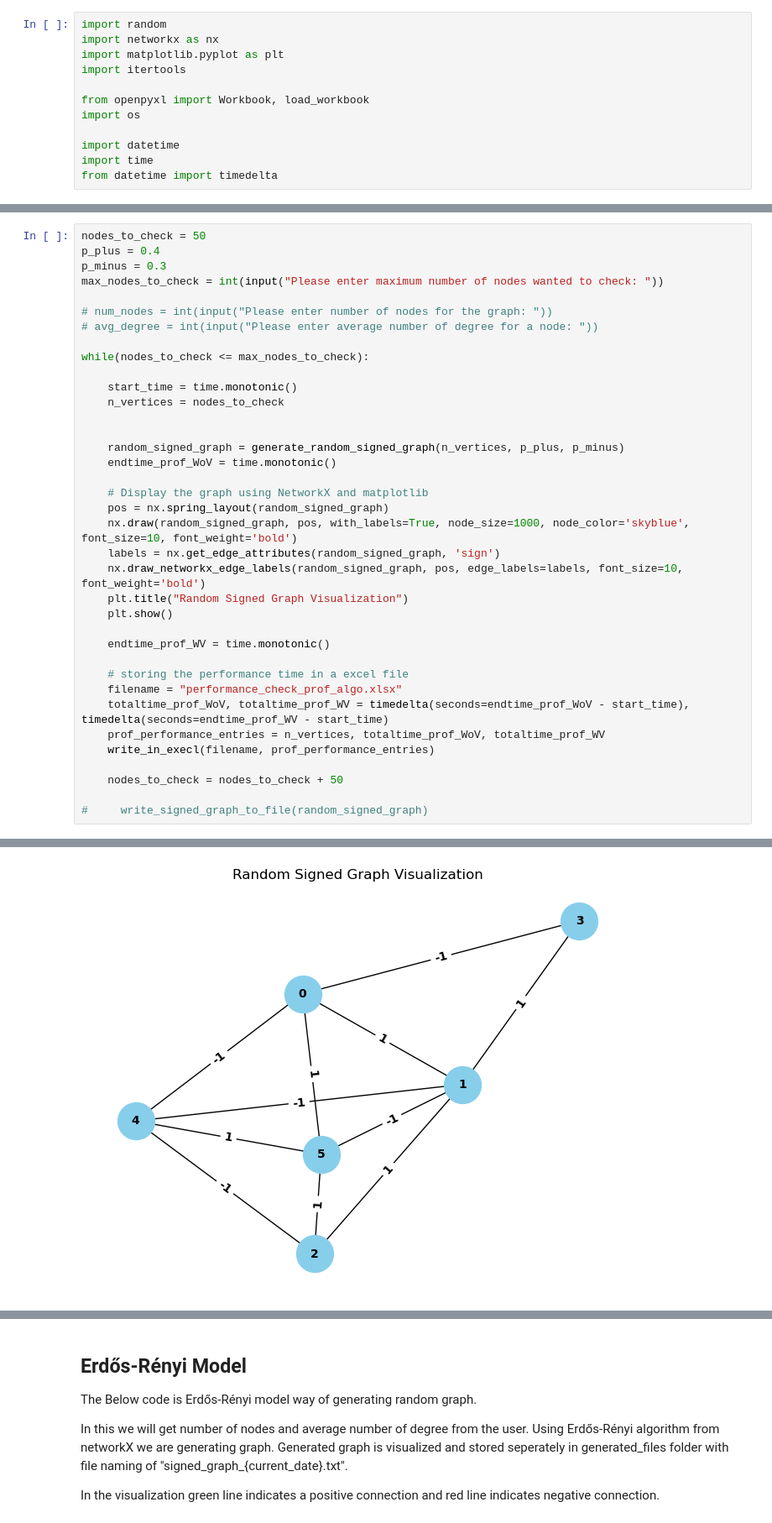
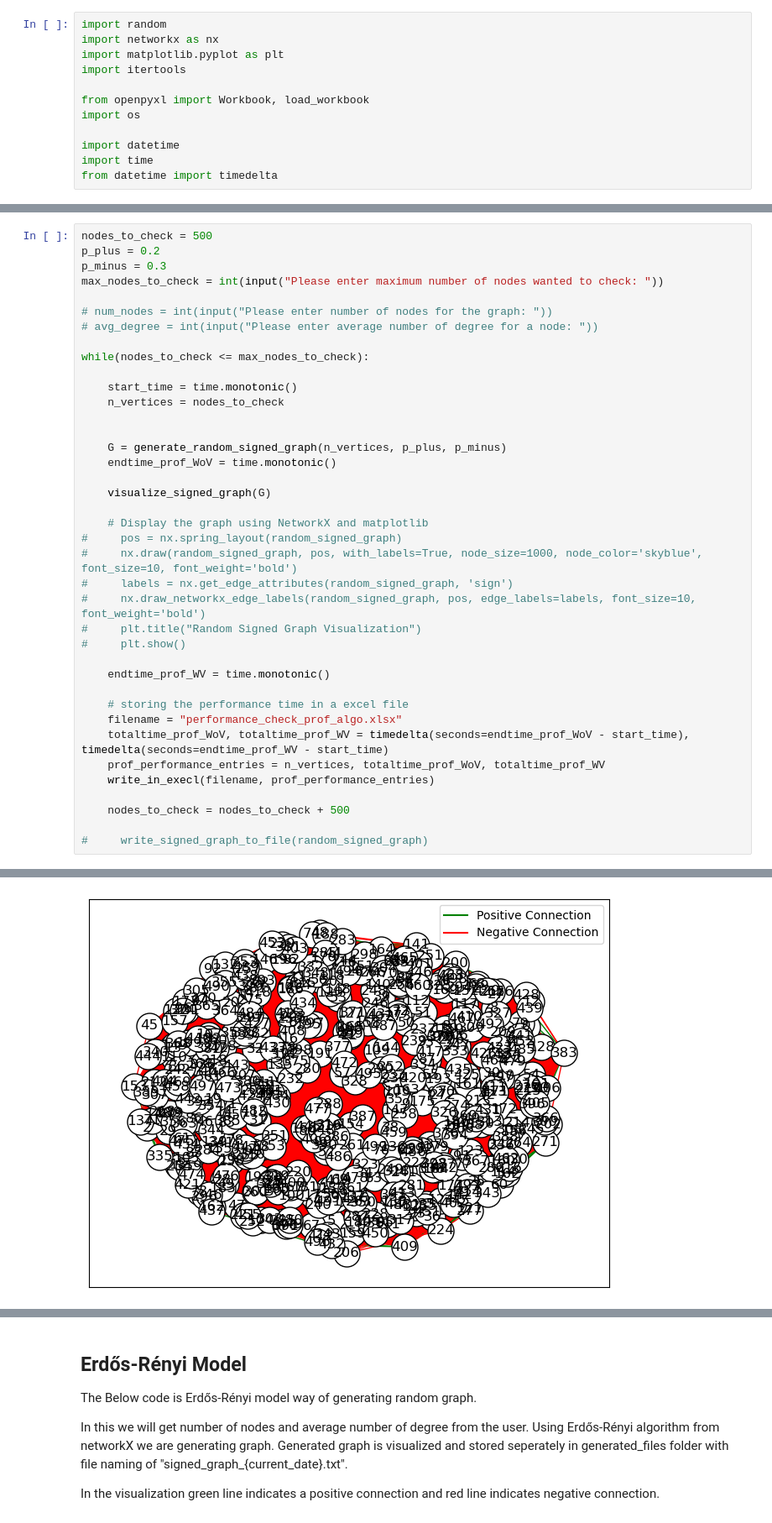
Before and after one commit to vinothvk99/Defensive-Alliance-with-Signed-Graph, a Jupyter notebook: 4.1_Generating_a_random_signed_graph/random_graph_generation.ipynb, the cells around one changed output, grey strips where cells are left out. Shown at 84% size. Saved outputs shown, nothing was run; the diff lists cells and outputs as text.

```diff
--- a/4.1_Generating_a_random_signed_graph/random_graph_generation.ipynb
+++ b/4.1_Generating_a_random_signed_graph/random_graph_generation.ipynb
@@ -81,8 +110,8 @@ def write_signed_graph_to_file(graph):
             sign = data.get('sign', 1)
             file.write(f"{u} {v} {sign}\n")
 # %%
-nodes_to_check = 50
-p_plus = 0.4
+nodes_to_check = 500
+p_plus = 0.2
 p_minus = 0.3
 max_nodes_to_check = int(input("Please enter maximum number of nodes wanted to check: "))
 
@@ -95,16 +124,18 @@ while(nodes_to_check <= max_nodes_to_check):
     n_vertices = nodes_to_check
 
 
-    random_signed_graph = generate_random_signed_graph(n_vertices, p_plus, p_minus)
+    G = generate_random_signed_graph(n_vertices, p_plus, p_minus)
     endtime_prof_WoV = time.monotonic()
 
+    visualize_signed_graph(G)
+
     # Display the graph using NetworkX and matplotlib
-    pos = nx.spring_layout(random_signed_graph)
-    nx.draw(random_signed_graph, pos, with_labels=True, node_size=1000, node_color='skyblue', font_size=10, font_weight='bold')
-    labels = nx.get_edge_attributes(random_signed_graph, 'sign')
-    nx.draw_networkx_edge_labels(random_signed_graph, pos, edge_labels=labels, font_size=10, font_weight='bold')
-    plt.title("Random Signed Graph Visualization")
-    plt.show()
+#     pos = nx.spring_layout(random_signed_graph)
+#     nx.draw(random_signed_graph, pos, with_labels=True, node_size=1000, node_color='skyblue', font_size=10, font_weight='bold')
+#     labels = nx.get_edge_attributes(random_signed_graph, 'sign')
+#     nx.draw_networkx_edge_labels(random_signed_graph, pos, edge_labels=labels, font_size=10, font_weight='bold')
+#     plt.title("Random Signed Graph Visualization")
+#     plt.show()
 
     endtime_prof_WV = time.monotonic()
 
@@ -114,7 +145,7 @@ while(nodes_to_check <= max_nodes_to_check):
     prof_performance_entries = n_vertices, totaltime_prof_WoV, totaltime_prof_WV
     write_in_execl(filename, prof_performance_entries)
 
-    nodes_to_check = nodes_to_check + 50
+    nodes_to_check = nodes_to_check + 500
 
 #     write_signed_graph_to_file(random_signed_graph)
 # %% [output]
@@ -122 +155 @@ Please enter maximum number of nodes wanted to check: 20
-[figure, old version]
+[figure, new version]
```
Also changed, not shown: parts of 5 cells of this notebook, 12 other files.
